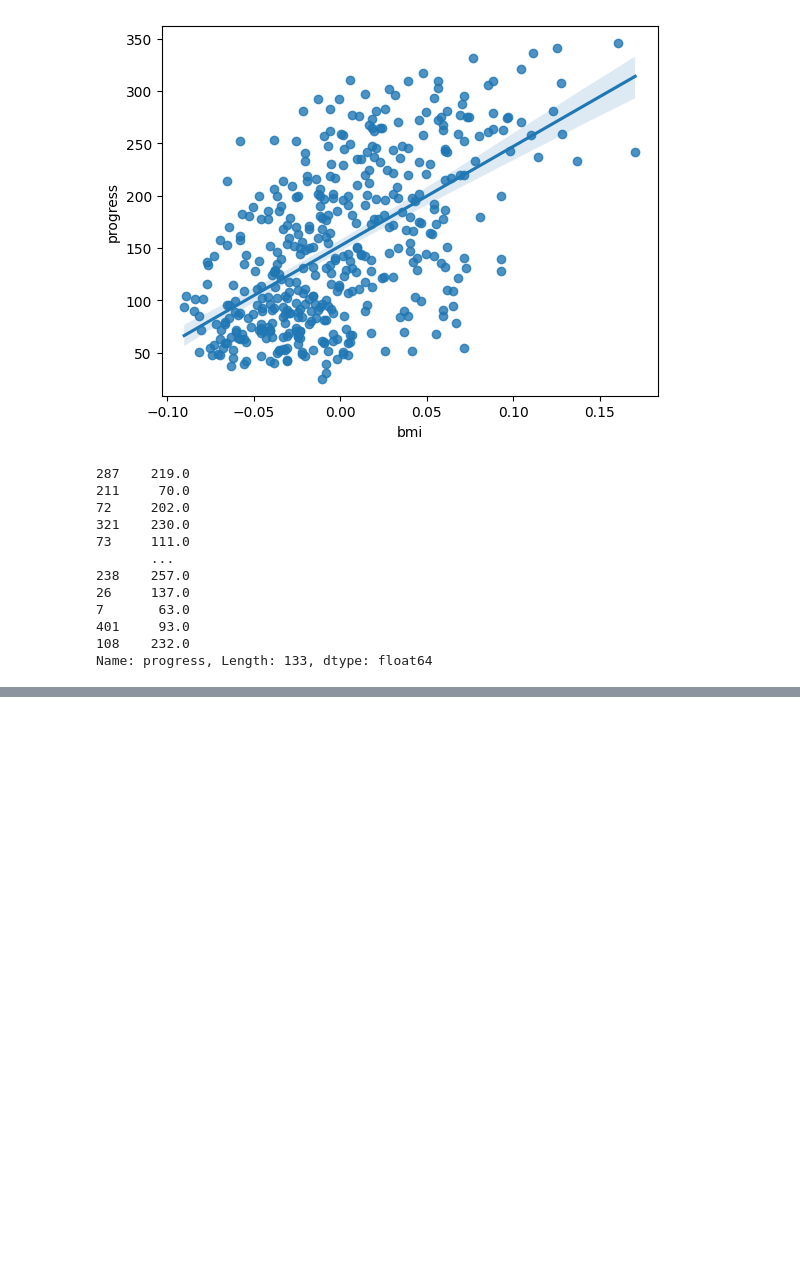
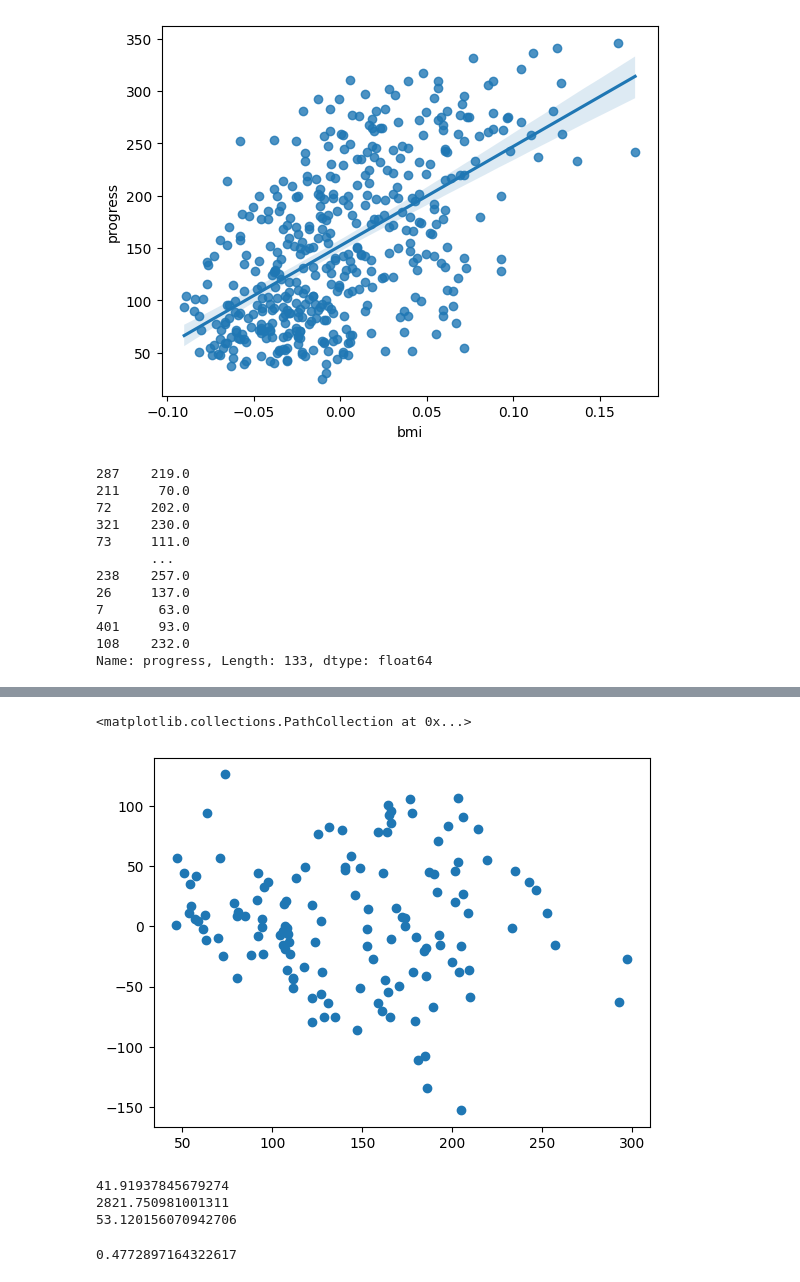
Before and after one commit to AryannSharmaa/Diabetes, a Jupyter notebook: linear_regression.ipynb, the cells around one changed output, grey strips where cells are left out. Drawn from its saved outputs; the diff is of its cells as text; code cells hidden in the pictures; blank space fills up the shorter version.

```diff
--- a/linear_regression.ipynb
+++ b/linear_regression.ipynb
@@ -180,0 +222,20 @@ Name: progress, Length: 133, dtype: float64
+# %%
+plt.scatter(pred,residuals)
+# %% [output]
+<matplotlib.collections.PathCollection at 0x...>
+[figure, added]
+# %%
+from sklearn.metrics import mean_squared_error
+from sklearn.metrics import mean_absolute_error
+
+print(mean_absolute_error(y_test,pred))
+print(mean_squared_error(y_test,pred))
+print(np.sqrt(mean_squared_error(y_test,pred)))
+# %% [output]
+41.91937845679274
+2821.750981001311
+53.120156070942706
+# %%
+reg.score(x_test,y_test)
+# %% [output]
+0.4772897164322617
```
Also changed, not shown: parts of 9 cells of this notebook.
